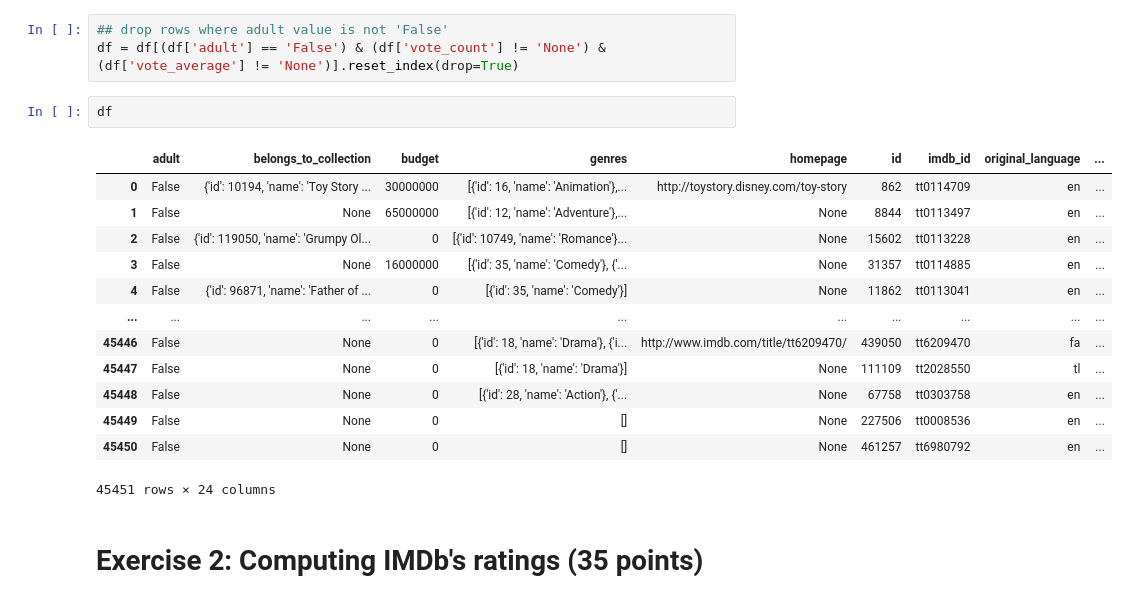
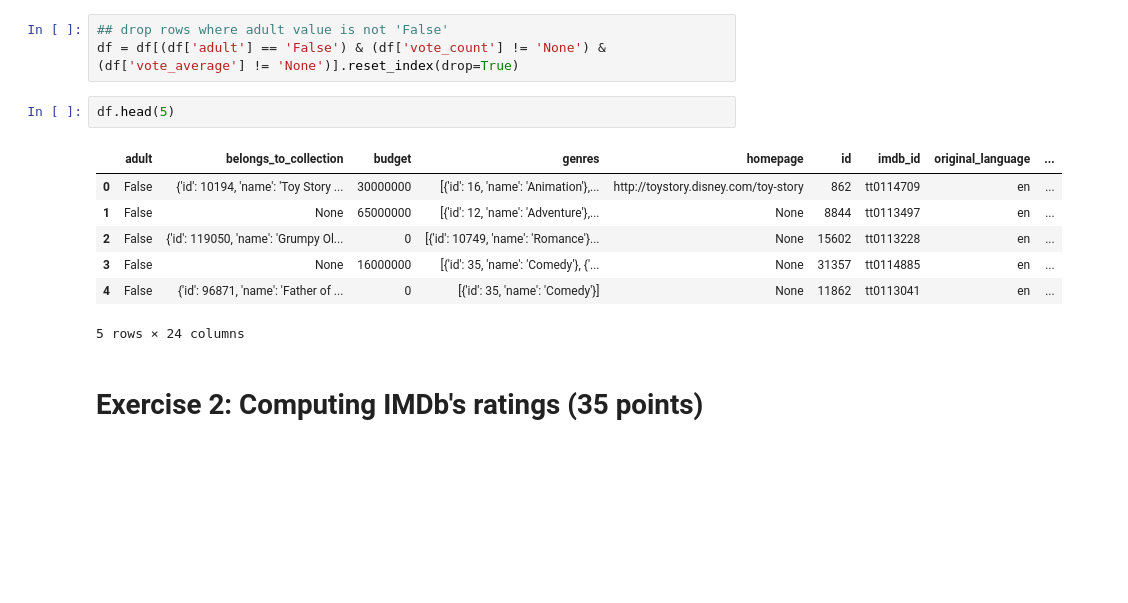
Before and after one commit to hanlululu/02807-Computational-tools-for-Data-Science, a Jupyter notebook: Project1/02807_Project_1.ipynb, the cells around one changed output. Cells and saved outputs as stored; diff of their text form; blank space fills up the shorter version.

```diff
--- a/Project1/02807_Project_1.ipynb
+++ b/Project1/02807_Project_1.ipynb
@@ -230,21 +231,15 @@ Do not loop over rows to perform these checks. Use Pandas' built-in functionalit
 ## drop rows where adult value is not 'False'
 df = df[(df['adult'] == 'False') & (df['vote_count'] != 'None') & (df['vote_average'] != 'None')].reset_index(drop=True)
 # %%
-df
+df.head(5)
 # %% [output]
 |  | adult | belongs_to_collection | budget | genres | homepage | id | imdb_id | original_language | ... |
 | 0 | False | {'id': 10194, 'name': 'Toy Story ... | 30000000 | [{'id': 16, 'name': 'Animation'},... | http://toystory.disney.com/toy-story | 862 | tt0114709 | en | ... |
 | 1 | False | None | 65000000 | [{'id': 12, 'name': 'Adventure'},... | None | 8844 | tt0113497 | en | ... |
 | 2 | False | {'id': 119050, 'name': 'Grumpy Ol... | 0 | [{'id': 10749, 'name': 'Romance'}... | None | 15602 | tt0113228 | en | ... |
 | 3 | False | None | 16000000 | [{'id': 35, 'name': 'Comedy'}, {'... | None | 31357 | tt0114885 | en | ... |
 | 4 | False | {'id': 96871, 'name': 'Father of ... | 0 | [{'id': 35, 'name': 'Comedy'}] | None | 11862 | tt0113041 | en | ... |
-| ... | ... | ... | ... | ... | ... | ... | ... | ... | ... |
-| 45446 | False | None | 0 | [{'id': 18, 'name': 'Drama'}, {'i... | http://www.imdb.com/title/tt6209470/ | 439050 | tt6209470 | fa | ... |
-| 45447 | False | None | 0 | [{'id': 18, 'name': 'Drama'}] | None | 111109 | tt2028550 | tl | ... |
-| 45448 | False | None | 0 | [{'id': 28, 'name': 'Action'}, {'... | None | 67758 | tt0303758 | en | ... |
-| 45449 | False | None | 0 | [] | None | 227506 | tt0008536 | en | ... |
-| 45450 | False | None | 0 | [] | None | 461257 | tt6980792 | en | ... |
-45451 rows × 24 columns
+5 rows × 24 columns
 # %% [markdown]
 # Exercise 2: Computing IMDb's ratings (35 points)
 # %% [markdown]
```
Also changed, not shown: parts of 21 cells of this notebook.
